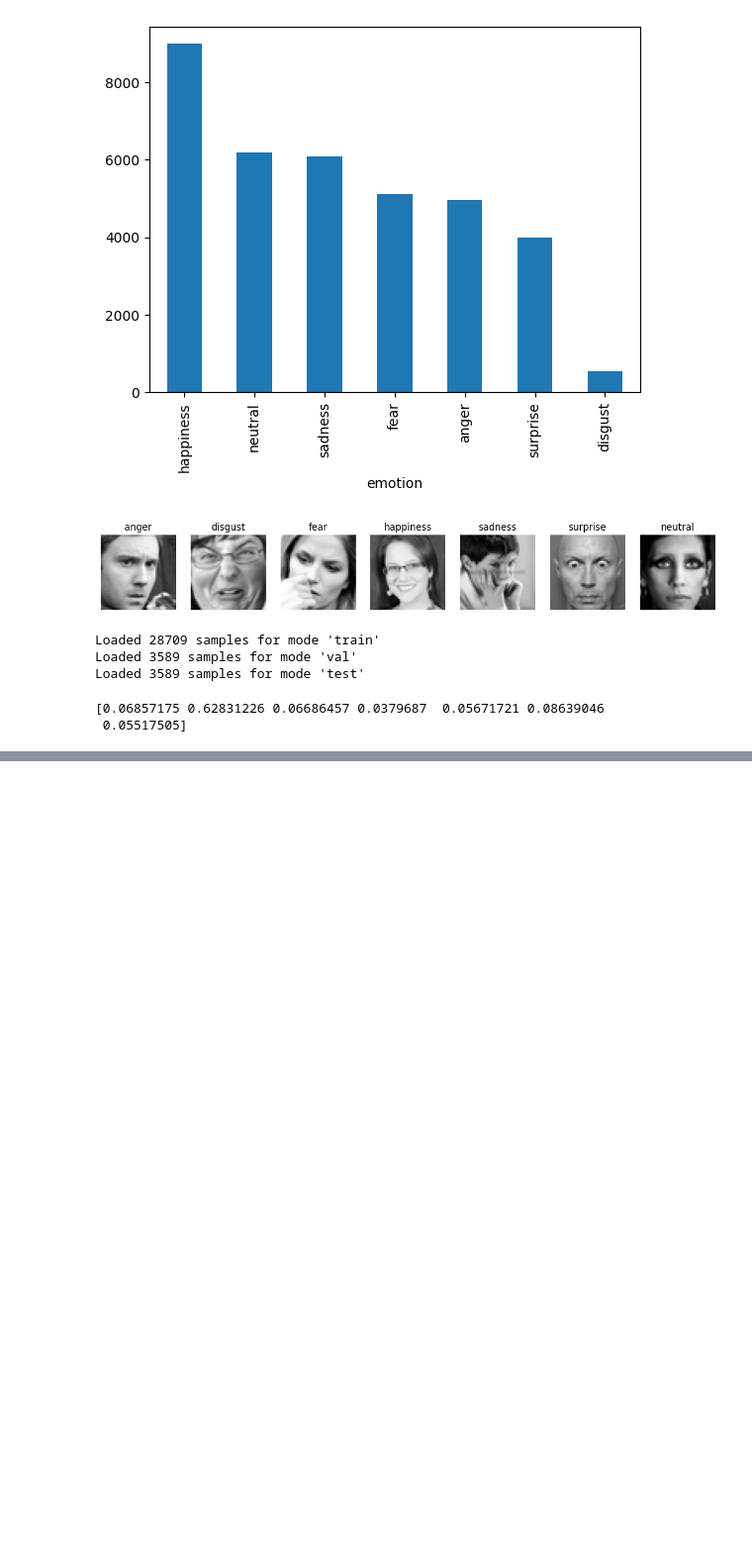
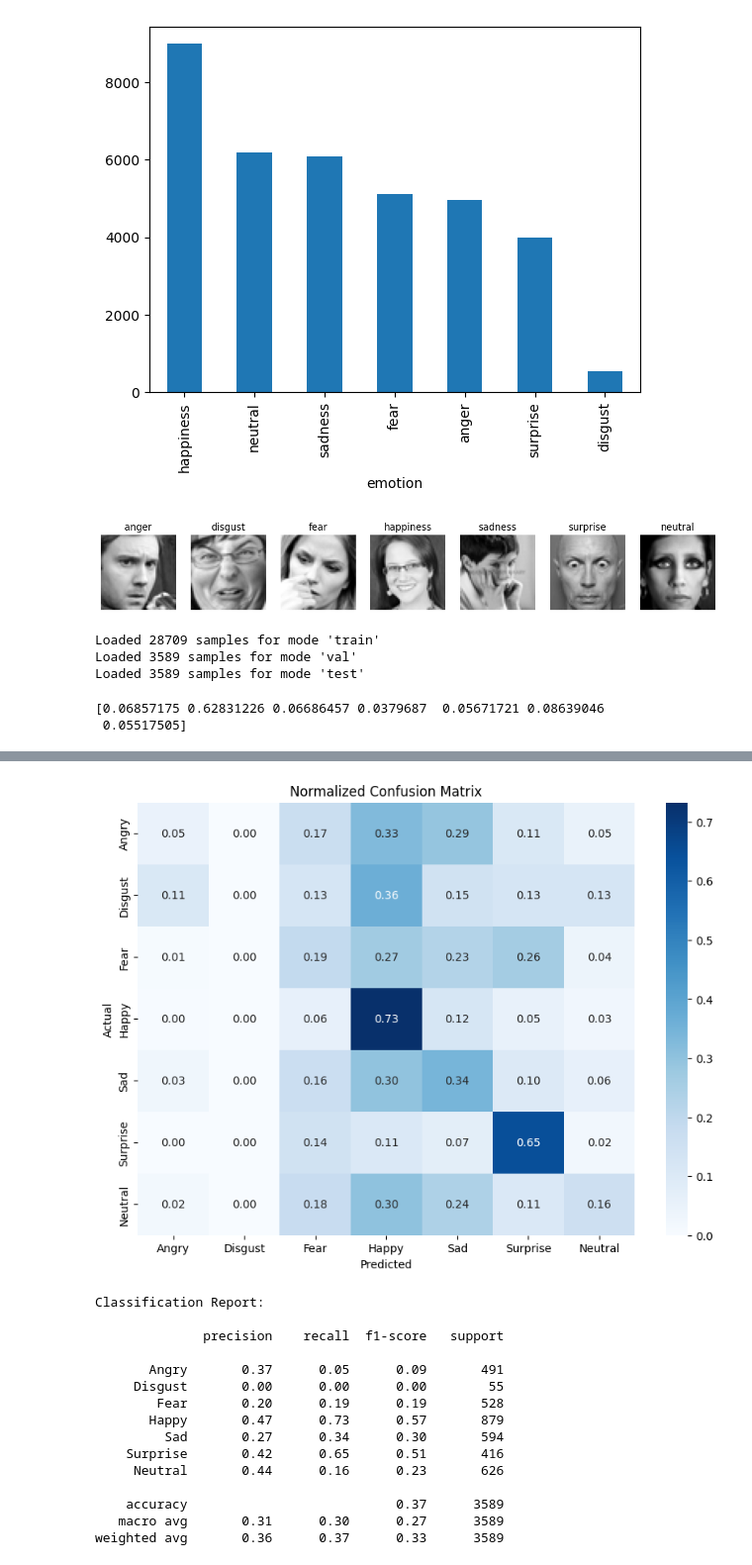
Before and after one commit to coppeneur/cv-deep-learning, a Jupyter notebook: pipeline_assignment_2.ipynb, the cells around one changed output, grey strips where cells are left out. Shown at 99% size. Saved outputs shown, nothing was run; the diff lists cells and outputs as text; code cells hidden in the pictures; blank space fills up the shorter version.

```diff
--- a/pipeline_assignment_2.ipynb
+++ b/pipeline_assignment_2.ipynb
@@ -174,0 +180,5 @@ weighted avg       0.57      0.57      0.55      3589
+# %%
+# Evaluate the model
+criterion = torch.nn.CrossEntropyLoss()
+eval.evaluate_model(model, test_loader, criterion)
+# %% [output]
@@ -174,0 +186,16 @@ weighted avg       0.57      0.57      0.55      3589
+[figure, added]
+Classification Report:
+
+              precision    recall  f1-score   support
+
+       Angry       0.37      0.05      0.09       491
+     Disgust       0.00      0.00      0.00        55
+        Fear       0.20      0.19      0.19       528
+       Happy       0.47      0.73      0.57       879
+         Sad       0.27      0.34      0.30       594
+    Surprise       0.42      0.65      0.51       416
+     Neutral       0.44      0.16      0.23       626
+
+    accuracy                           0.37      3589
+   macro avg       0.31      0.30      0.27      3589
+weighted avg       0.36      0.37      0.33      3589
```
Also changed, not shown: parts of 8 cells of this notebook, 1 other file.
